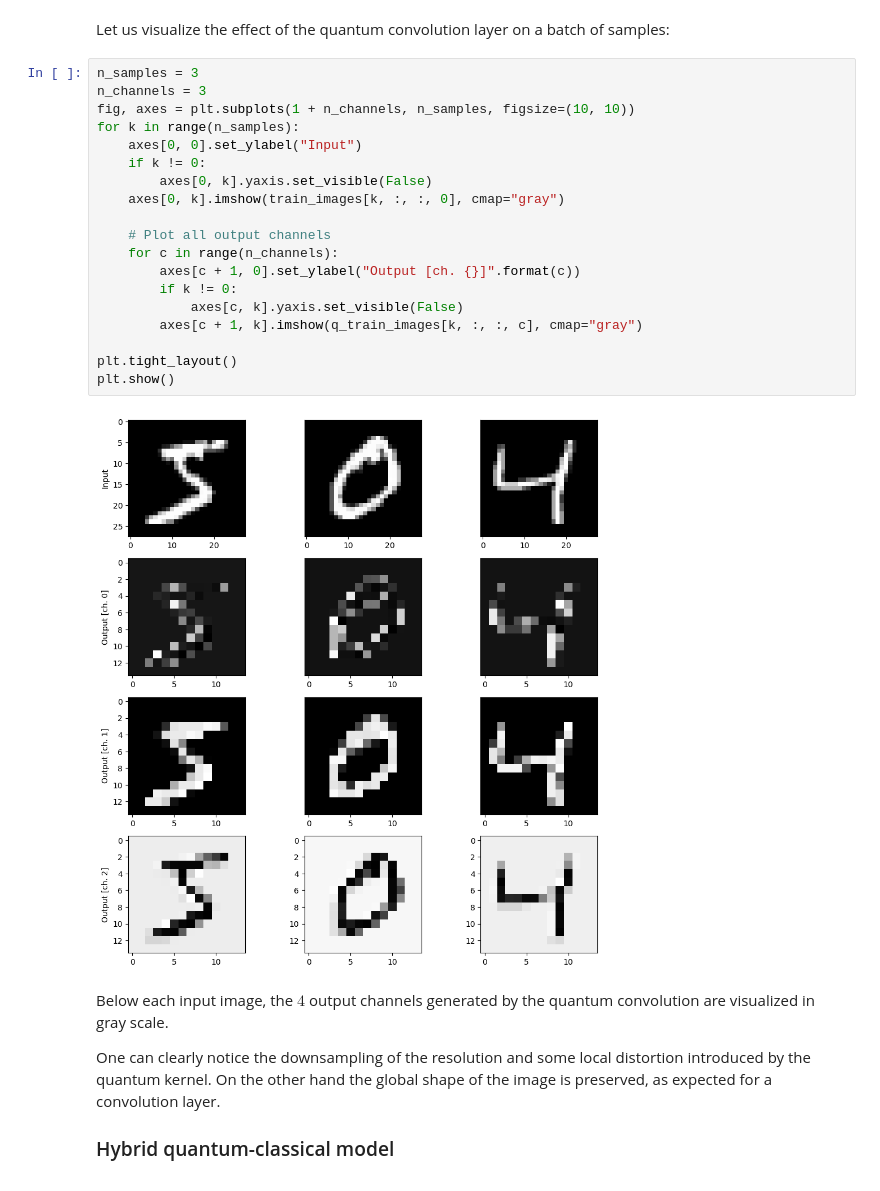
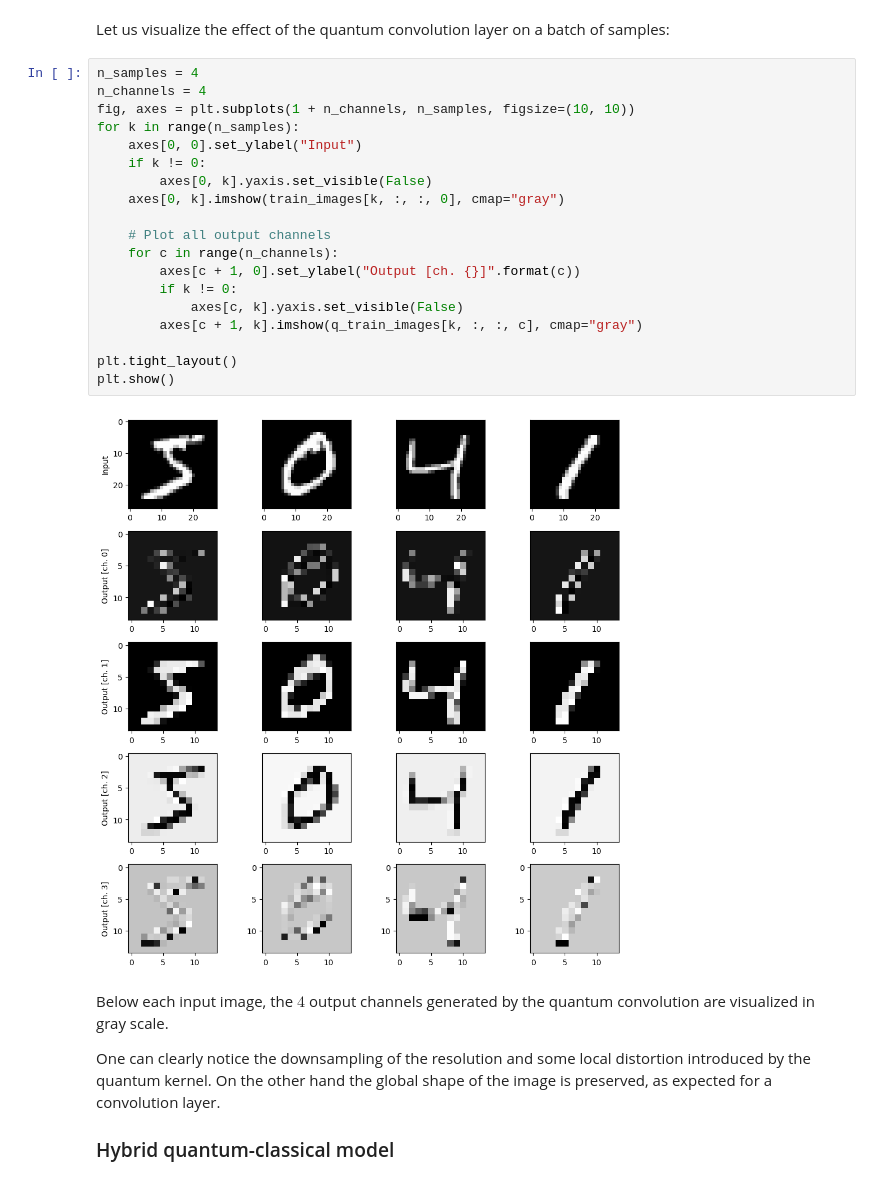
Before and after one commit to LuxProvide/PennyLane-GPU, a Jupyter notebook: notebooks/pennylane_final.ipynb, the cells around one changed output. Cells and saved outputs as stored; diff of their text form.

```diff
--- a/notebooks/pennylane_final.ipynb
+++ b/notebooks/pennylane_final.ipynb
@@ -1536,26 +1573,26 @@ Quantum pre-processing of test images:
 # %% [markdown]
 Let us visualize the effect of the quantum convolution layer on a batch of samples:
 # %%
-n_samples = 3
-n_channels = 3
+n_samples = 4
+n_channels = 4
 fig, axes = plt.subplots(1 + n_channels, n_samples, figsize=(10, 10))
 for k in range(n_samples):
     axes[0, 0].set_ylabel("Input")
     if k != 0:
         axes[0, k].yaxis.set_visible(False)
     axes[0, k].imshow(train_images[k, :, :, 0], cmap="gray")
 
     # Plot all output channels
     for c in range(n_channels):
         axes[c + 1, 0].set_ylabel("Output [ch. {}]".format(c))
         if k != 0:
             axes[c, k].yaxis.set_visible(False)
         axes[c + 1, k].imshow(q_train_images[k, :, :, c], cmap="gray")
 
 plt.tight_layout()
 plt.show()
 # %% [output]
-[figure, old version]
+[figure, new version]
 # %% [markdown]
 Below each input image, the $4$ output channels generated by the quantum convolution are visualized in gray scale.
 
```
Also changed, not shown: parts of 17 cells of this notebook, 1 other file.
